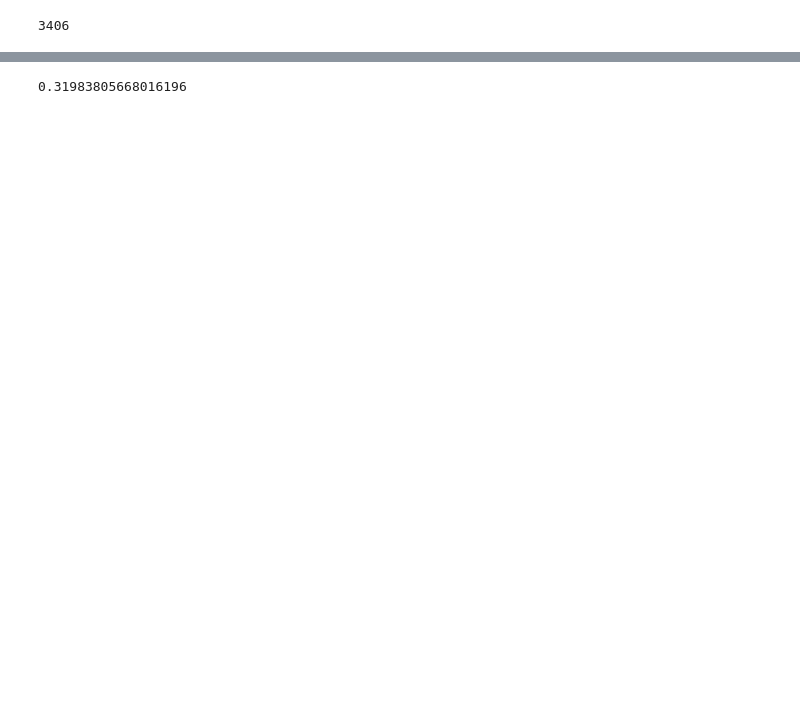
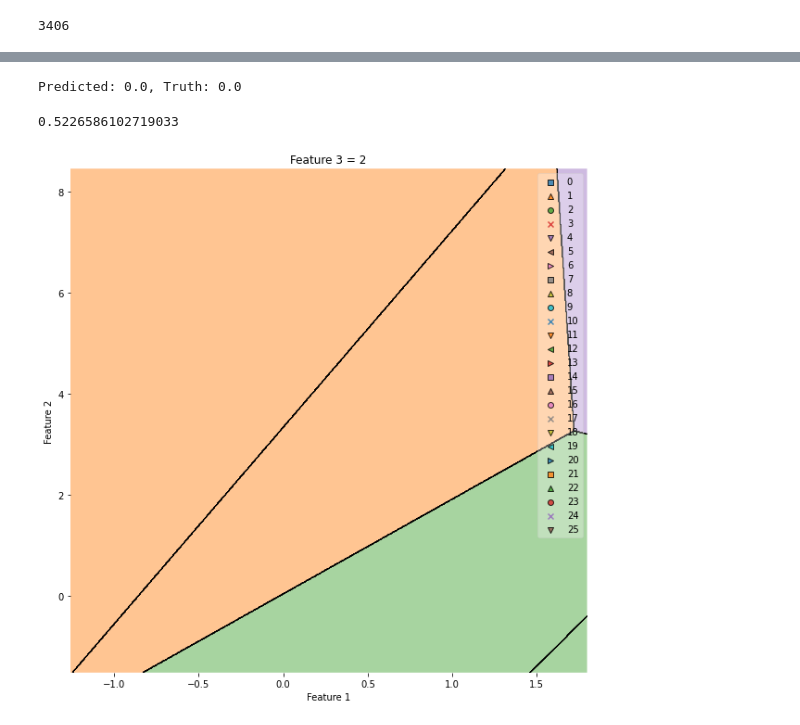
Before and after one commit to mirkomorati/Pill-classification, a Jupyter notebook: Elaborato.ipynb, the cells around one changed output, grey strips where cells are left out. Cells and saved outputs as stored; diff of their text form; code cells hidden in the pictures; blank space fills up the shorter version.

Commit message:
Added generated data

```diff
--- a/Elaborato.ipynb
+++ b/Elaborato.ipynb
@@ -133,11 +153,0 @@ print(x_data.shape[0] - n_train)
-# %%
-# SVC training
-
-from sklearn.pipeline import make_pipeline
-from sklearn.preprocessing import StandardScaler
-
-# print(y_data)
-
-lin_clf = make_pipeline(StandardScaler(), LinearSVC(random_state=0, tol=1e-6, verbose=1, max_iter=10000))
-
-lin_clf.fit(x_data[:n_train], y_data[:n_train])
@@ -152,3 +298,8 @@ x = extract_features(filenames[3])
+# %%
+i = 0
+print('Predicted: {}, Truth: {}'.format(clfs[4].predict([X[idx_test][i]])[0], Y[idx_test][i]))
+# %% [output]
+Predicted: 0.0, Truth: 0.0
 # %%
 # print(x[0])
 # print(y_data)
@@ -156,8 +307,34 @@ x = extract_features(filenames[3])
 import matplotlib.pyplot as plt
 # r = lin_clf.predict([x[0]])
 # print(lin_clf.decision_function([x[0]]))
-df = lin_clf.decision_function(x_data[n_train:])
 
-print(lin_clf.score(x_data[n_train:], y_data[n_train:]))
+print(lin_clf.score(X[idx_test], Y[idx_test]))
 # %% [output]
-0.31983805668016196
+0.5226586102719033
+# %%
+from mlxtend.plotting import plot_decision_regions
+import matplotlib.pyplot as plt
+from sklearn import datasets
+from sklearn.svm import SVC
+
+# Plotting decision regions
+fig, ax = plt.subplots(figsize=(10,10))
+# Decision region for feature 3 = 1.5
+value = 2
+# Plot training sample with feature 3 = 1.5 +/- 0.75
+width = 0.75
+
+feature_values = {i:value for i in range(2, 10)}
+feature_width = {i:value for i in range(2, 10)}
+
+plot_decision_regions(X, Y.astype(np.integer), clf=lin_clf,
+                      filler_feature_values=feature_values,
+                      filler_feature_ranges=feature_width,
+                      res=0.02, ax=ax)
+ax.set_xlabel('Feature 1')
+ax.set_ylabel('Feature 2')
+ax.set_title('Feature 3 = {}'.format(value))
+
+plt.show()
+# %% [output]
+[figure, added]
```
Also changed, not shown: parts of 12 cells of this notebook, 17 other files.
